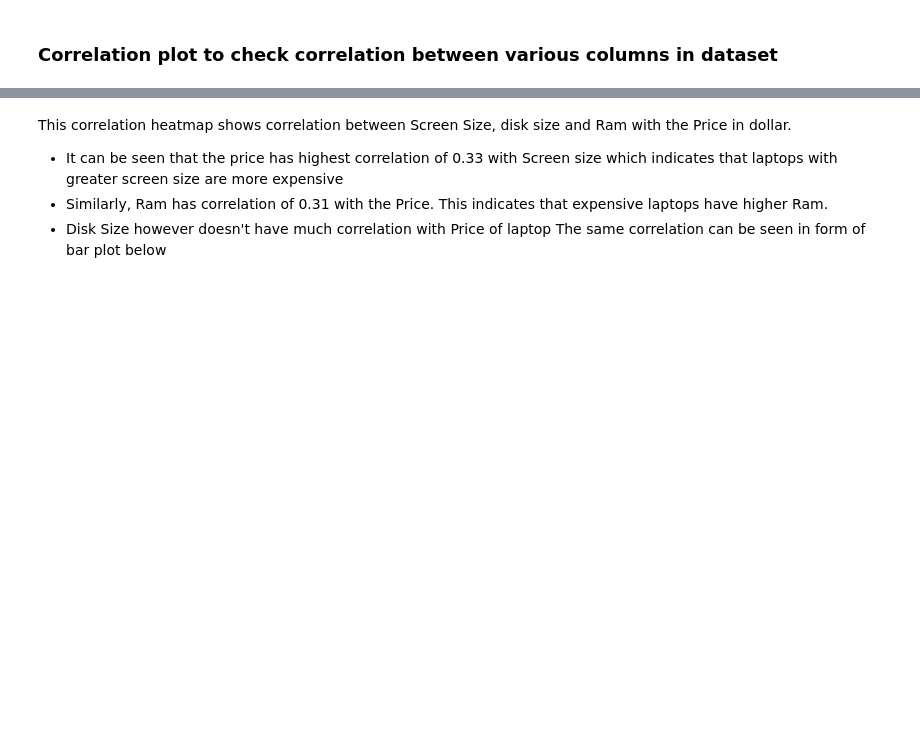
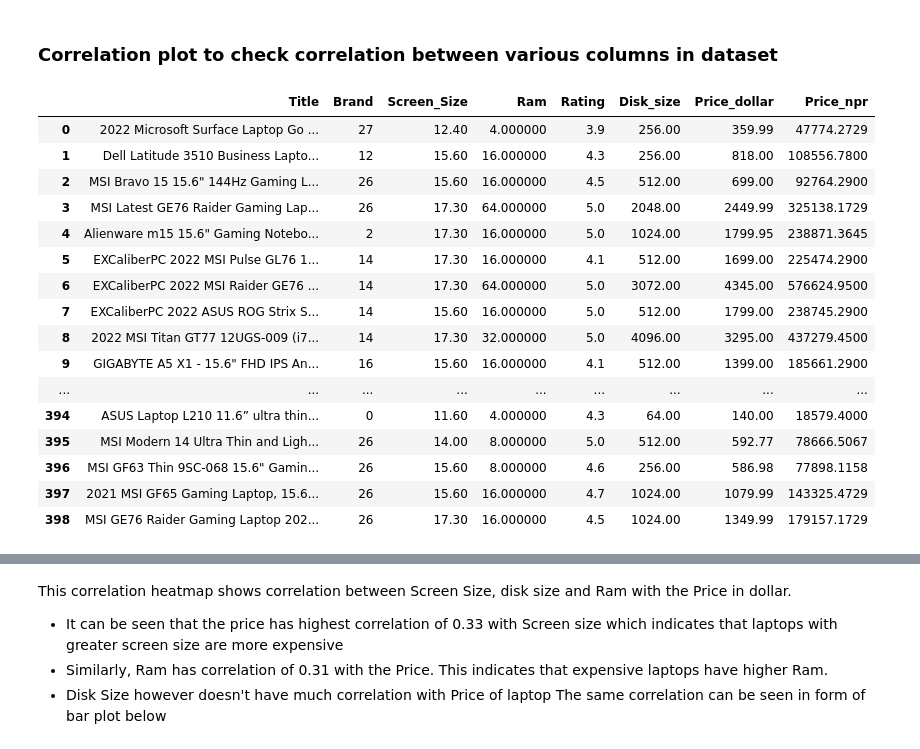
Before and after one commit to JuJu2181/Amazon-Laptop-Data-Scraping-And-Visualization, a Jupyter notebook: visualization.ipynb, the cells around one changed output, grey strips where cells are left out. Cells and saved outputs as stored; diff of their text form; code cells hidden in the pictures; blank space fills up the shorter version.

```diff
--- a/visualization.ipynb
+++ b/visualization.ipynb
@@ -374,2 +360,22 @@ matplotlib.rcParams['figure.facecolor'] = '#00000000'
+# %%
+df
+# %% [output]
+|  | Title | Brand | Screen_Size | Ram | Rating | Disk_size | Price_dollar | Price_npr |
+| 0 | 2022 Microsoft Surface Laptop Go ... | 27 | 12.40 | 4.000000 | 3.9 | 256.00 | 359.99 | 47774.2729 |
+| 1 | Dell Latitude 3510 Business Lapto... | 12 | 15.60 | 16.000000 | 4.3 | 256.00 | 818.00 | 108556.7800 |
+| 2 | MSI Bravo 15 15.6" 144Hz Gaming L... | 26 | 15.60 | 16.000000 | 4.5 | 512.00 | 699.00 | 92764.2900 |
+| 3 | MSI Latest GE76 Raider Gaming Lap... | 26 | 17.30 | 64.000000 | 5.0 | 2048.00 | 2449.99 | 325138.1729 |
+| 4 | Alienware m15 15.6" Gaming Notebo... | 2 | 17.30 | 16.000000 | 5.0 | 1024.00 | 1799.95 | 238871.3645 |
+| 5 | EXCaliberPC 2022 MSI Pulse GL76 1... | 14 | 17.30 | 16.000000 | 4.1 | 512.00 | 1699.00 | 225474.2900 |
+| 6 | EXCaliberPC 2022 MSI Raider GE76 ... | 14 | 17.30 | 64.000000 | 5.0 | 3072.00 | 4345.00 | 576624.9500 |
+| 7 | EXCaliberPC 2022 ASUS ROG Strix S... | 14 | 15.60 | 16.000000 | 5.0 | 512.00 | 1799.00 | 238745.2900 |
+| 8 | 2022 MSI Titan GT77 12UGS-009 (i7... | 14 | 17.30 | 32.000000 | 5.0 | 4096.00 | 3295.00 | 437279.4500 |
+| 9 | GIGABYTE A5 X1 - 15.6" FHD IPS An... | 16 | 15.60 | 16.000000 | 4.1 | 512.00 | 1399.00 | 185661.2900 |
+| ... | ... | ... | ... | ... | ... | ... | ... | ... |
+| 394 | ASUS Laptop L210 11.6” ultra thin... | 0 | 11.60 | 4.000000 | 4.3 | 64.00 | 140.00 | 18579.4000 |
+| 395 | MSI Modern 14 Ultra Thin and Ligh... | 26 | 14.00 | 8.000000 | 5.0 | 512.00 | 592.77 | 78666.5067 |
+| 396 | MSI GF63 Thin 9SC-068 15.6" Gamin... | 26 | 15.60 | 8.000000 | 4.6 | 256.00 | 586.98 | 77898.1158 |
+| 397 | 2021 MSI GF65 Gaming Laptop, 15.6... | 26 | 15.60 | 16.000000 | 4.7 | 1024.00 | 1079.99 | 143325.4729 |
+| 398 | MSI GE76 Raider Gaming Laptop 202... | 26 | 17.30 | 16.000000 | 4.5 | 1024.00 | 1349.99 | 179157.1729 |
 # %%
 sns.color_palette("flare", as_cmap=True)
```
Also changed, not shown: parts of 7 cells of this notebook, 1 other file.
